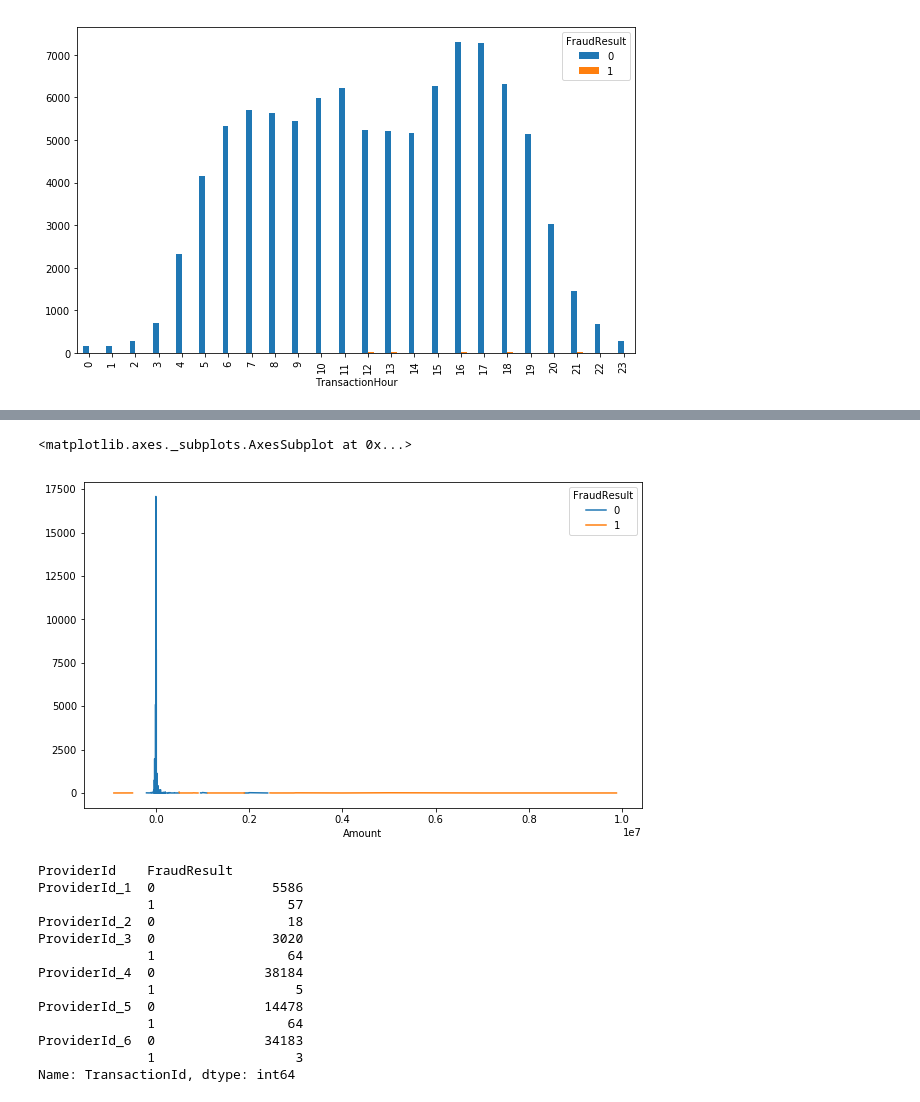
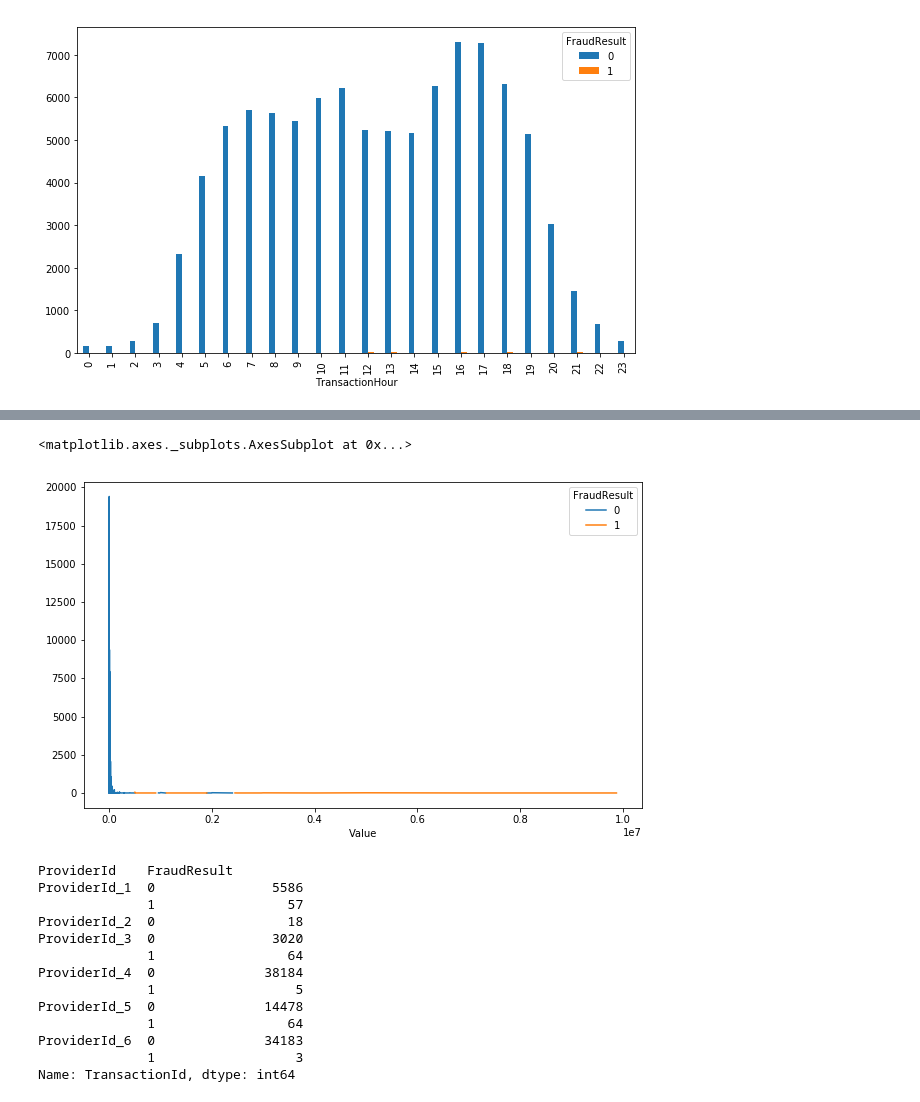
Before and after one commit to wkirui/sturdy-xente, a Jupyter notebook: Xente Fraud Detection Model.ipynb, the cells around one changed output, grey strips where cells are left out. Saved outputs shown, nothing was run; the diff lists cells and outputs as text; code cells hidden in the pictures.

```diff
--- a/Xente Fraud Detection Model.ipynb
+++ b/Xente Fraud Detection Model.ipynb
@@ -5,14 +5,15 @@
 import pandas as pd
 import numpy as np
 from matplotlib import pyplot as plt
+import seaborn as sns
 from sklearn.model_selection import train_test_split
 from sklearn.linear_model import LogisticRegression
 
 %matplotlib inline
 
 #load the dataset
-training_data = pd.read_csv("./data/training.csv")
-test_data = pd.read_csv("./data/test.csv")
+#training_data = pd.read_csv("./data/training.csv")
+#test_data = pd.read_csv("./data/test.csv")
 # %%
 #Data Exploration
 #check the data  types & any missing values
@@ -146,12 +169,13 @@ utility_bill        0               1908
 Name: TransactionId, dtype: int64
 # %%
 #compare fraud and transaction amount
-#Transactions below 0 are fradulent & majority of transactions more 1000000 are fraudulent
+#Transactions with amounts below 0 are fradulent & majority of transactions more 1000000 are fraudulent
+#Transactions of high value are more likely to be fraudulent
 fig,ax = plt.subplots(figsize=(10,6))
-training_data.groupby(['Amount','FraudResult']).count()['TransactionId'].unstack().plot(ax=ax)
+training_data.groupby(['Value','FraudResult']).count()['TransactionId'].unstack().plot(ax=ax)
 # %% [output]
 <matplotlib.axes._subplots.AxesSubplot at 0x...>
-[figure, old version]
+[figure, new version]
 # %%
 #compare fraud results by provider
 #Providers 3 & 5 have the highest number of fraudulent transactions
```
Also changed, not shown: parts of 10 cells of this notebook.
